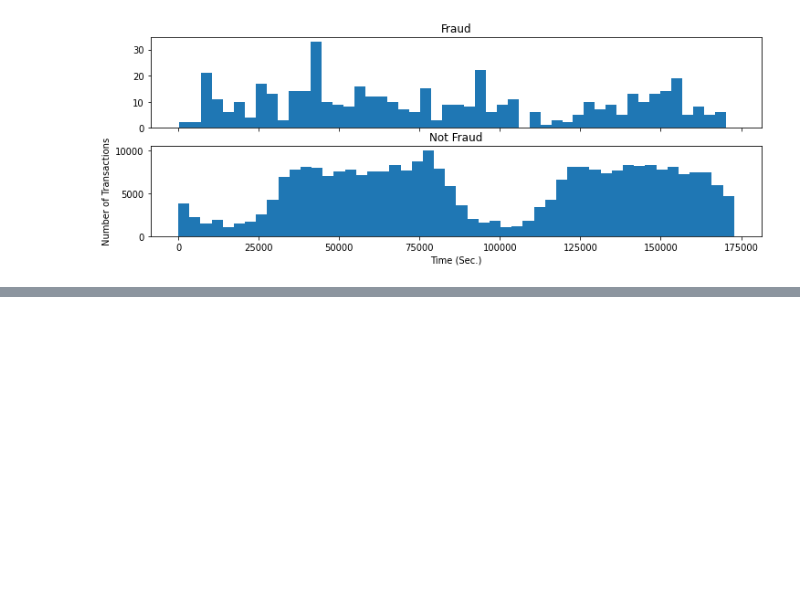
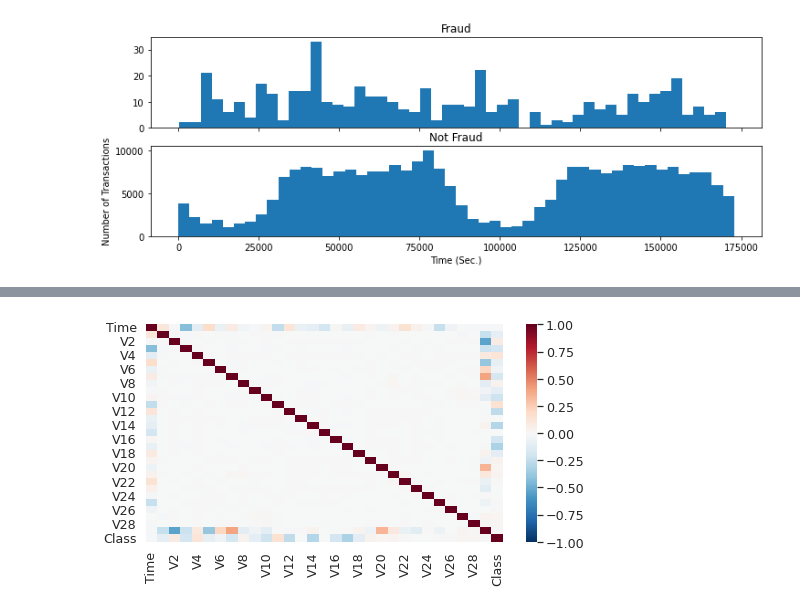
Before and after one commit to RamyGendy/CreditCardFraudDetection, a Jupyter notebook: CCFDNotebook.ipynb, the cells around one changed output, grey strips where cells are left out. Drawn from its saved outputs; the diff is of its cells as text; code cells hidden in the pictures; blank space fills up the shorter version.

```diff
--- a/CCFDNotebook.ipynb
+++ b/CCFDNotebook.ipynb
@@ -367,0 +412,6 @@ plt.show()
+# %%
+sns.set(font_scale=1.15)
+plt.figure(figsize=(8,4))
+sns.heatmap(df.corr(), cmap='RdBu_r', vmin=-1, vmax=1);
+# %% [output]
+[figure, added]
```
Also changed, not shown: parts of 12 cells of this notebook.
